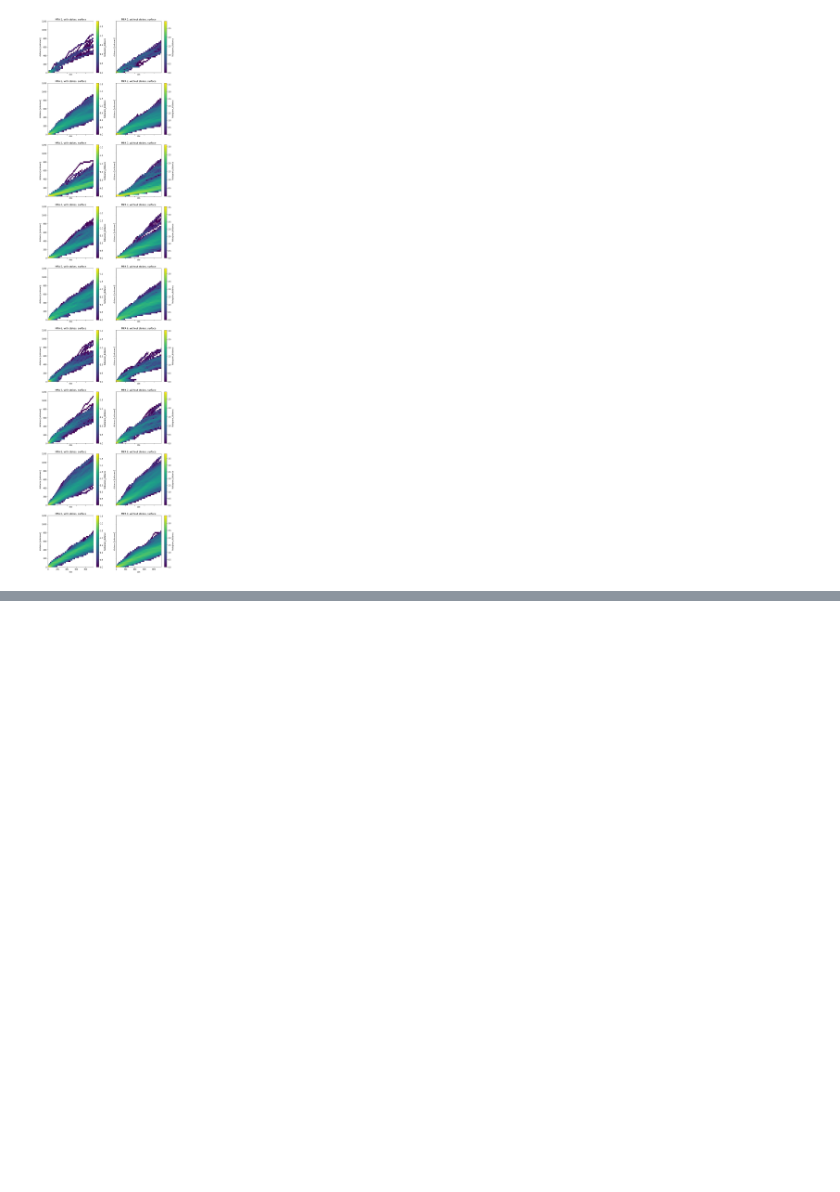
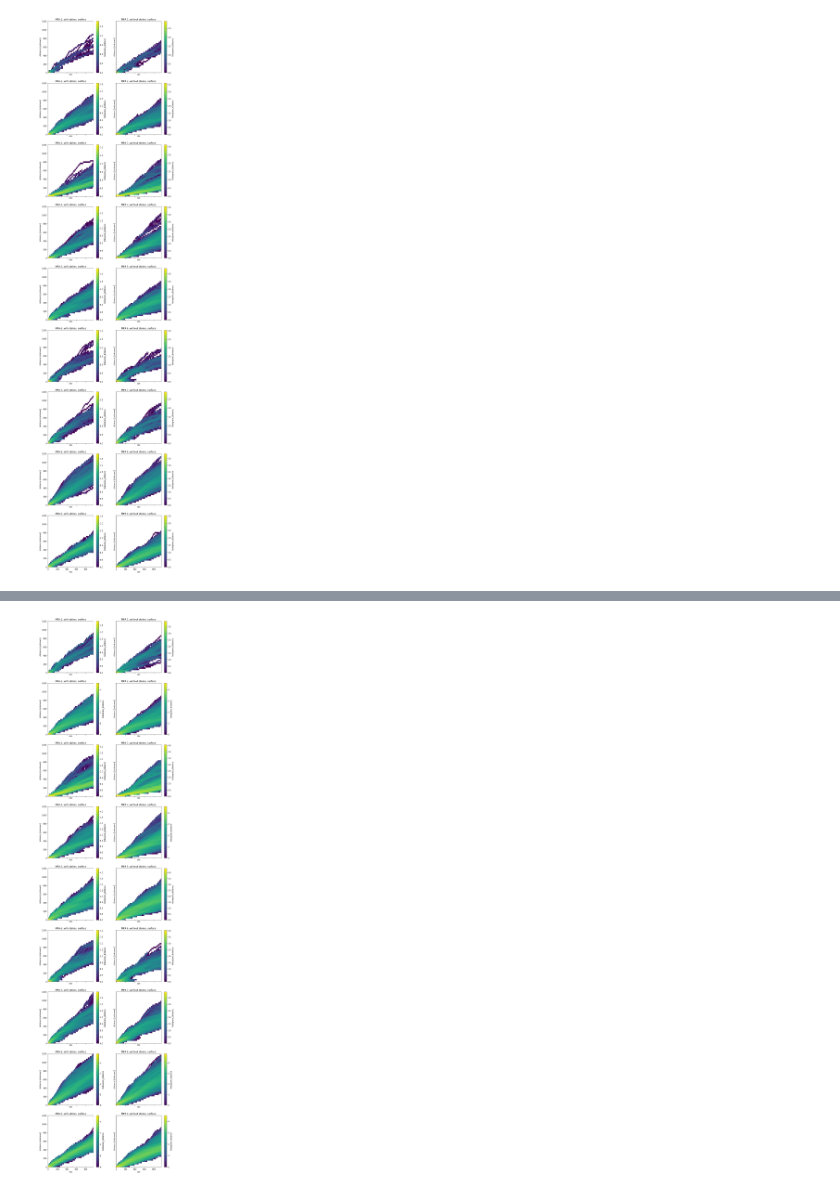
Before and after one commit to willirath/medseaconnectivity, a Jupyter notebook: Histograms_Stokes_vs_NoStokes.ipynb, the cells around one changed output, grey strips where cells are left out. Drawn from its saved outputs; the diff is of its cells as text; code cells hidden in the pictures; blank space fills up the shorter version.

```diff
--- a/Histograms_Stokes_vs_NoStokes.ipynb
+++ b/Histograms_Stokes_vs_NoStokes.ipynb
@@ -276,0 +279,22 @@ for MPA in range(9):
+# %%
+fig, ax = plt.subplots(9, 2, sharex=True, sharey=True, figsize=(12, 54))
+
+for MPA in range(9):
+
+    xr.ufuncs.log10(
+        xhist(
+            data.loc[True, MPA + 1, 0]["thinned_data_010_percent"].distance.persist(retries=40),
+            bins=[np.linspace(0, 1200, 41), ],
+            dim=["traj", ]).compute(retries=40)
+    ).plot(ax=ax[MPA-1, 0], x="obs", y="distance_bin")
+    ax[MPA-1, 0].set_title(f"MPA {MPA}, with stokes, surface")
+
+    xr.ufuncs.log10(
+        xhist(
+            data.loc[False, MPA + 1, 0]["thinned_data_010_percent"].distance.persist(retries=40),
+            bins=[np.linspace(0, 1200, 41), ],
+            dim=["traj", ]).compute(retries=40)
+    ).plot(ax=ax[MPA-1, 1], x="obs", y="distance_bin")
+    ax[MPA-1, 1].set_title(f"MPA {MPA}, without stokes, surface")
+# %% [output]
+[figure, added]
```
Also changed, not shown: parts of 1 cell of this notebook.
